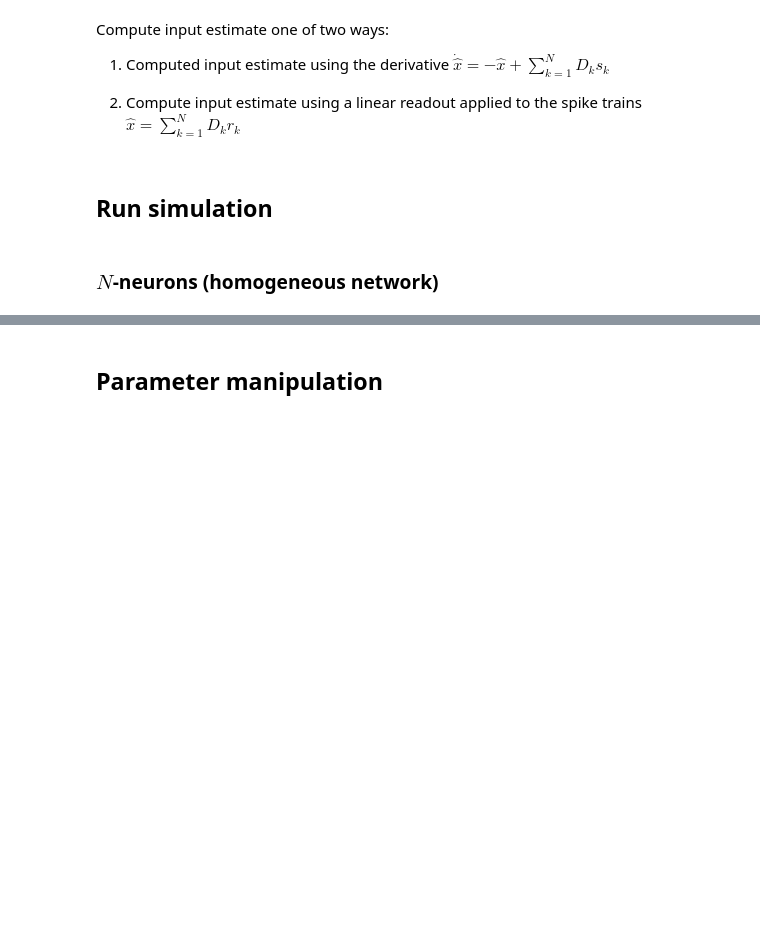
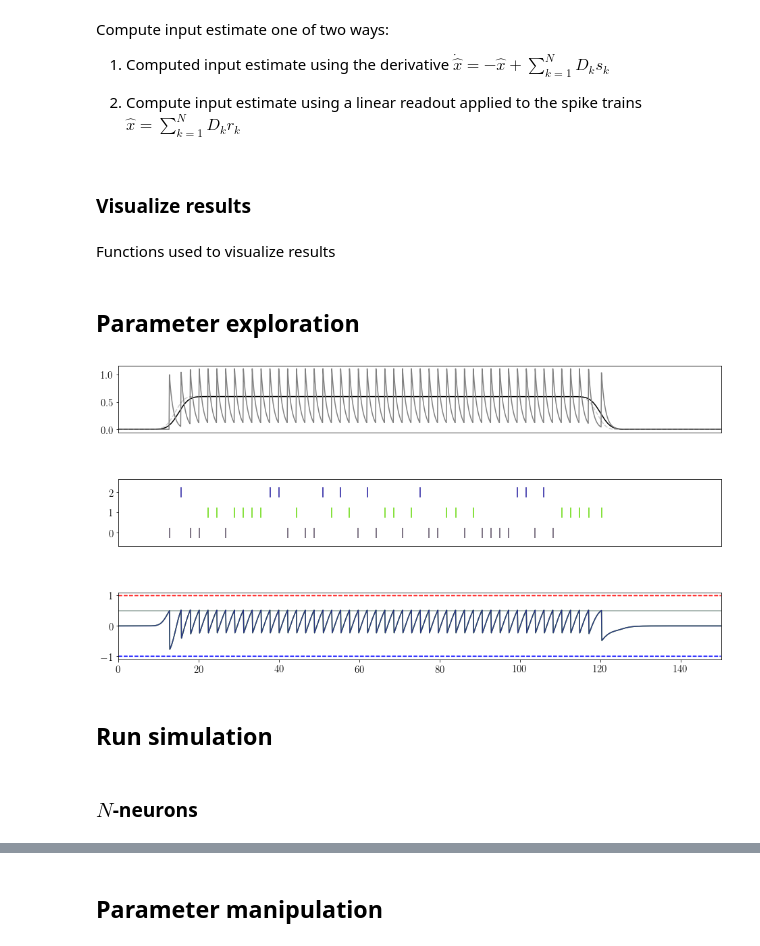
Before and after one commit to ABra1993/LisbonLab, a Jupyter notebook: Conductance/SNN_conductance.ipynb, the cells around one changed output, grey strips where cells are left out. Cells and saved outputs as stored; diff of their text form; code cells hidden in the pictures; blank space fills up the shorter version.

```diff
--- a/Conductance/SNN_conductance.ipynb
+++ b/Conductance/SNN_conductance.ipynb
@@ -105,7 +115,7 @@ def time_varying_signal(c_upp=2):
 
     return (x, c)
 # %%
-def time_varying_signal_sinusoidal(positive_only=True):
+def time_varying_signal_sinusoidal(positive_input=True):
     """ Create time varying signal following a sinusoidal function.
 
     Parameters
@@ -122,10 +132,10 @@ def time_varying_signal_sinusoidal(positive_only=True):
 
     """
 
-    cycles = 2
+    cycles = 3
     x = np.zeros(iterations)
-    if positive_only == 1:
-        x = np.cos(np.pi + 2 * np.linspace(-cycles * np.pi, cycles * np.pi, iterations)) + 1
+    if positive_input == True:
+        x = np.cos(np.pi + 2 * np.linspace(-cycles * np.pi, cycles * np.pi, iterations)) + 3
     else:
         x = np.sin(2 * np.linspace(-cycles * np.pi, cycles * np.pi, iterations))
     dxdt = np.diff(x)/dt
@@ -490,0 +446,4 @@ def visualize_estimate():
+# %% [markdown]
+### Visualize results
+# %% [markdown]
+Functions used to visualize results
@@ -491,4 +529,64 @@ def visualize_estimate():
+# %% [markdown]
+## Parameter exploration
+# %%
+N = 3
+dt = 0.1
+iterations = 1500
+homogeneous_weights = True
+gamma = 1
+sinusoidal = False
+positive_input = True
+constant = False
+c_upp =  0.6
+
+rho = 0.1
+tau = 1
+beta = 0.0
+E_e = 1
+E_i = -1
+lambda_constant = False
+var = 1
+permute_x_est = False
+
+color = np.random.randint(0, 255, size=(N, 3))/255
+plot_voltage = True
+plot_c = True
+plot_E = True
+
+
+# initialize network parameters
+t, x_est, o, voltage, D, T = initialize_params(N=N,
+                                               dt=dt,
+                                               iterations=iterations,
+                                               homogeneous_weights=homogeneous_weights,
+                                               gamma=gamma)
+
+# initiate input signal
+if sinusoidal == True:
+    x,c     = time_varying_signal_sinusoidal(positive_input=positive_input)
+else:
+    x,c     = time_varying_signal(constant=constant,
+                                  c_upp=c_upp,
+                                  tau=tau)
+
+# run
+run(rho=rho,
+    tau=tau,
+    beta=beta,
+    E_e=E_e,
+    E_i=E_i,
+    lambda_constant=lambda_constant,
+    var=var,
+    permute_x_est=permute_x_est)
+
+# visualize results
+visualize(color=color,
+          plot_voltage=plot_voltage,
+          plot_c=plot_c,
+          plot_E=plot_E)
+# %% [output]
+[figure, added]
 # %% [markdown]
 ## Run simulation
 # %% [markdown]
-### $\textit{N}$-neurons (homogeneous network)
+### $\textit{N}$-neurons
```
Also changed, not shown: parts of 44 cells of this notebook, 12 other files.
